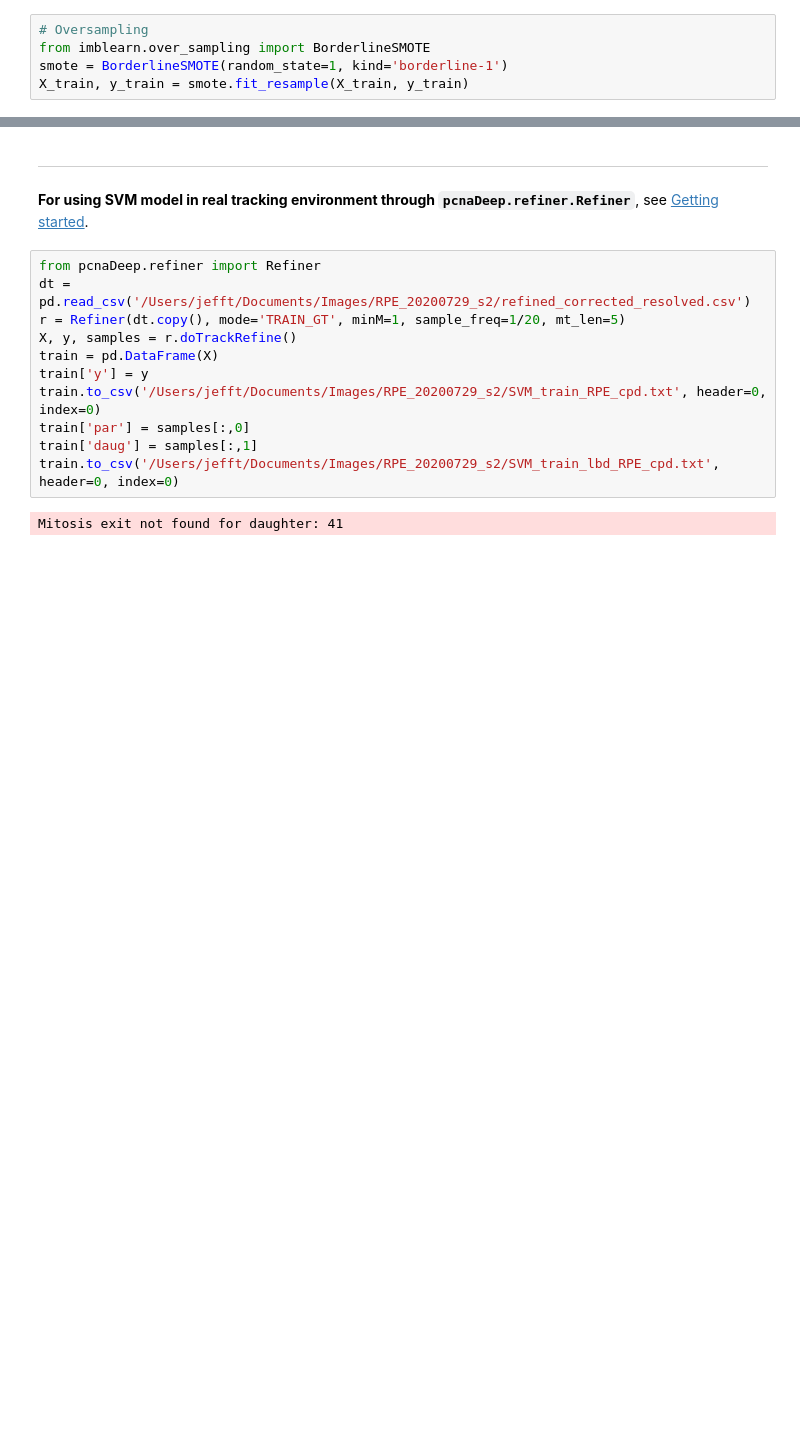
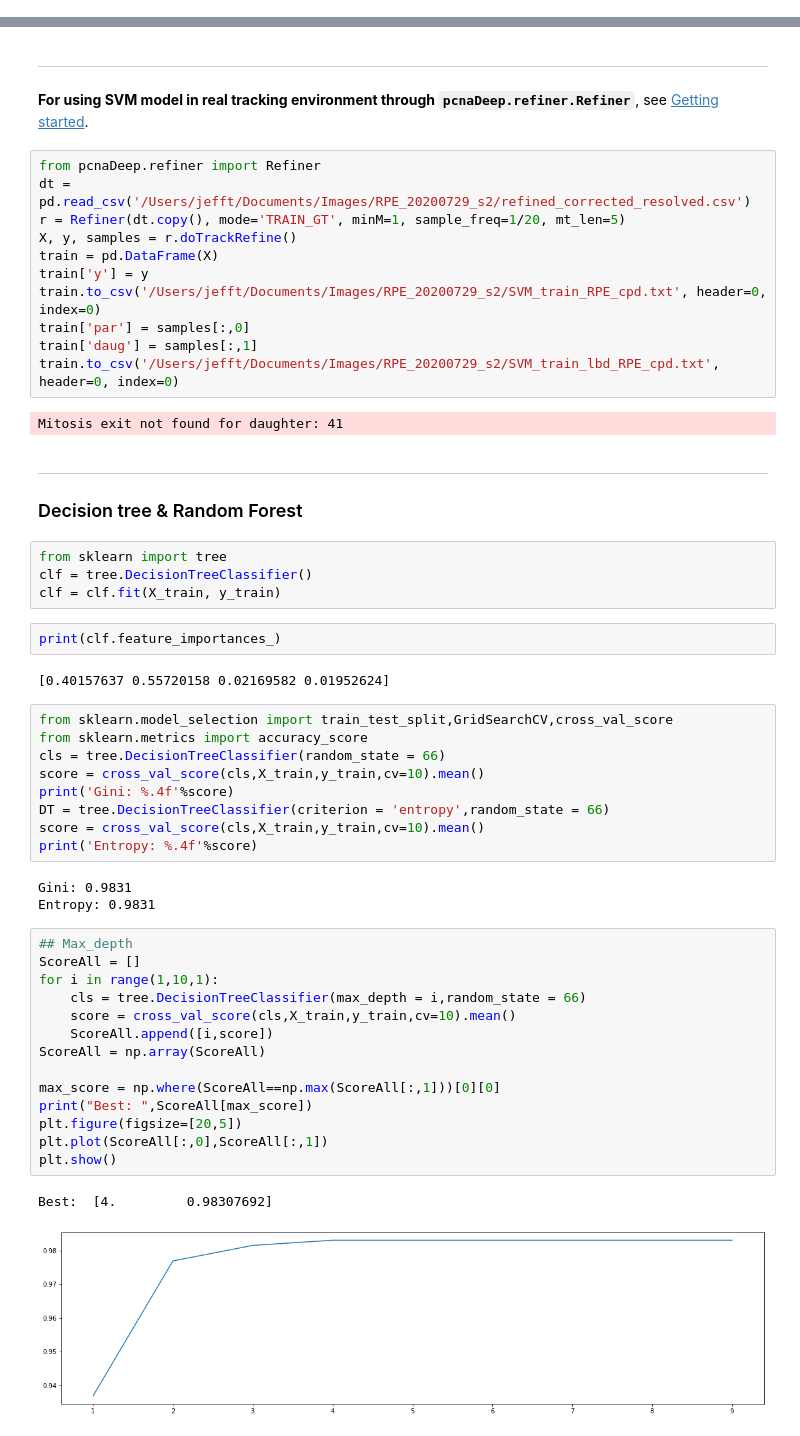
Before and after one commit to Jeff-Gui/PCNAdeep, a Jupyter notebook: tutorial/train_pcna_SVM.ipynb, the cells around one changed output, grey strips where cells are left out. Cells and saved outputs as stored; diff of their text form; blank space fills up the shorter version.

```diff
--- a/tutorial/train_pcna_SVM.ipynb
+++ b/tutorial/train_pcna_SVM.ipynb
@@ -242,11 +242,6 @@ Codes below illustrate the process except for step 1.
 dt = pd.read_csv(os.path.join(example_root, 'MCF10A', 'SVM_train_lbd_10A_cpd.txt'), header=None)
 X_train = dt.iloc[:,0:4].to_numpy()
 y_train = dt.iloc[:,5].to_numpy()
-# %%
-# Oversampling
-from imblearn.over_sampling import BorderlineSMOTE
-smote = BorderlineSMOTE(random_state=1, kind='borderline-1')
-X_train, y_train = smote.fit_resample(X_train, y_train)
 # %% [markdown]
 __Visualize oversampled feature map__
 # %%
@@ -426,3 +421,44 @@ train['daug'] = samples[:,1]
 train.to_csv('/Users/jefft/Documents/Images/RPE_20200729_s2/SVM_train_lbd_RPE_cpd.txt', header=0, index=0)
 # %% [output]
 Mitosis exit not found for daughter: 41
+# %% [markdown]
+---
+
+### Decision tree & Random Forest
+# %%
+from sklearn import tree
+clf = tree.DecisionTreeClassifier()
+clf = clf.fit(X_train, y_train)
+# %%
+print(clf.feature_importances_)
+# %% [output]
+[0.40157637 0.55720158 0.02169582 0.01952624]
+# %%
+from sklearn.model_selection import train_test_split,GridSearchCV,cross_val_score
+from sklearn.metrics import accuracy_score
+cls = tree.DecisionTreeClassifier(random_state = 66)
+score = cross_val_score(cls,X_train,y_train,cv=10).mean()
+print('Gini: %.4f'%score)
+DT = tree.DecisionTreeClassifier(criterion = 'entropy',random_state = 66)
+score = cross_val_score(cls,X_train,y_train,cv=10).mean()
+print('Entropy: %.4f'%score)
+# %% [output]
+Gini: 0.9831
+Entropy: 0.9831
+# %%
+## Max_depth
+ScoreAll = []
+for i in range(1,10,1):
+    cls = tree.DecisionTreeClassifier(max_depth = i,random_state = 66)
+    score = cross_val_score(cls,X_train,y_train,cv=10).mean()
+    ScoreAll.append([i,score])
+ScoreAll = np.array(ScoreAll)
+
+max_score = np.where(ScoreAll==np.max(ScoreAll[:,1]))[0][0]
+print("Best: ",ScoreAll[max_score])
+plt.figure(figsize=[20,5])
+plt.plot(ScoreAll[:,0],ScoreAll[:,1])
+plt.show()
+# %% [output]
+Best:  [4.         0.98307692]
+[figure, added]
```
Also changed, not shown: parts of 3 cells of this notebook, 7 other files.
